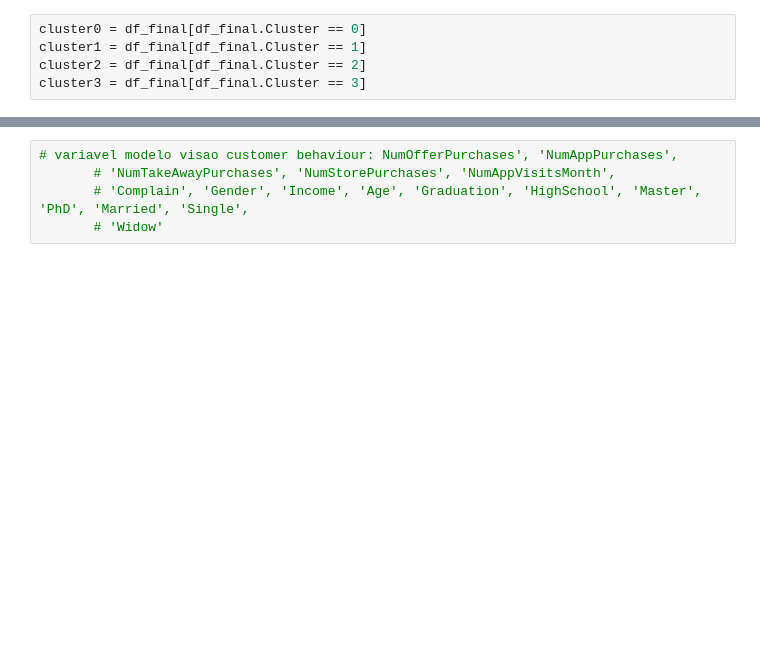
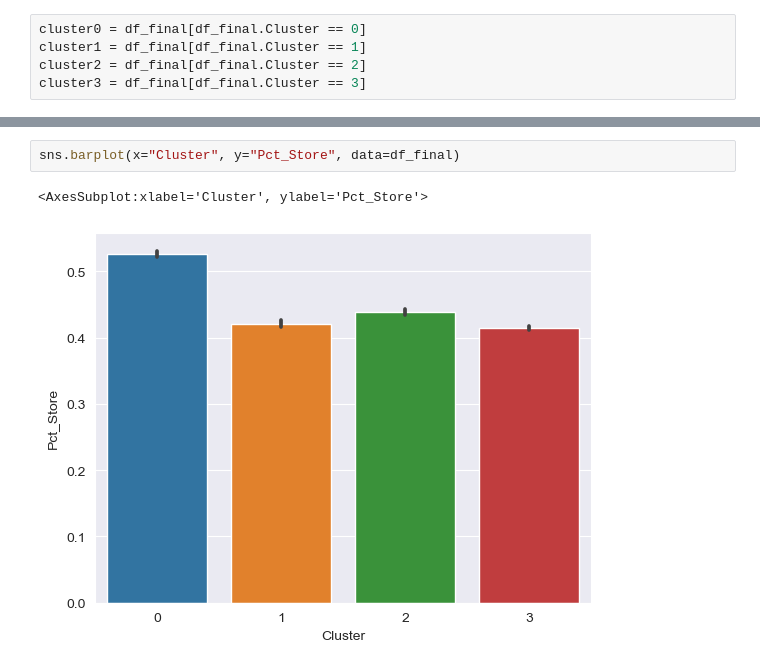
Before and after one commit to MikeOlhao/DSML_projeto, a Jupyter notebook: DSML_202223_Clusters_Group09_Notebook_semgraficos.ipynb, the cells around one changed output, grey strips where cells are left out. Cells and saved outputs as stored; diff of their text form; blank space fills up the shorter version.

```diff
--- a/DSML_202223_Clusters_Group09_Notebook_semgraficos.ipynb
+++ b/DSML_202223_Clusters_Group09_Notebook_semgraficos.ipynb
@@ -1006,5 +1006,5 @@ sns.barplot(x="Cluster", y="Pct_Meat&Fish", data=df_final)
-# %%
-# variavel modelo visao customer behaviour: NumOfferPurchases', 'NumAppPurchases',
-       # 'NumTakeAwayPurchases', 'NumStorePurchases', 'NumAppVisitsMonth',
-       # 'Complain', 'Gender', 'Income', 'Age', 'Graduation', 'HighSchool', 'Master', 'PhD', 'Married', 'Single',
-       # 'Widow'
+# %%
+sns.barplot(x="Cluster", y="Pct_Store", data=df_final)
+# %% [output]
+<AxesSubplot:xlabel='Cluster', ylabel='Pct_Store'>
+[figure, added]
```
Also changed, not shown: parts of 13 cells of this notebook.
